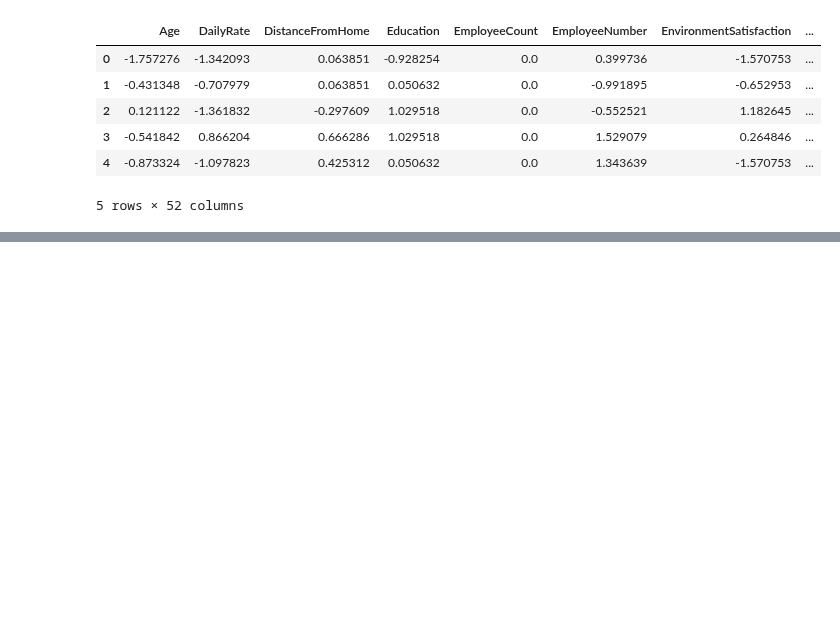
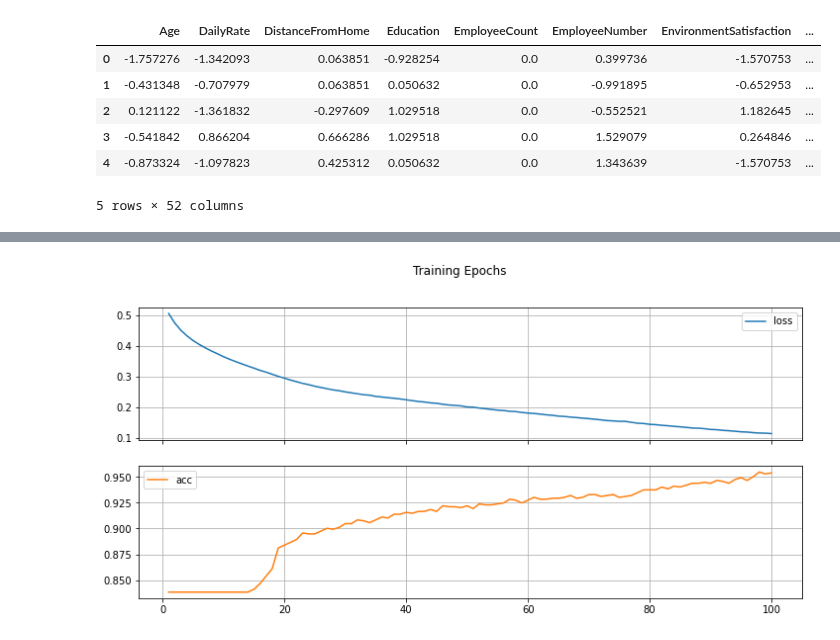
Before and after one commit to tri-bui/sandbox-ml, a Jupyter notebook: deep/emp-attrition.ipynb, the cells around one changed output, grey strips where cells are left out. Drawn from its saved outputs; the diff is of its cells as text; code cells hidden in the pictures; blank space fills up the shorter version.

```diff
--- a/deep/emp-attrition.ipynb
+++ b/deep/emp-attrition.ipynb
@@ -119,0 +122,10 @@ X_train_scaled.head()
+# %%
+# Sequential NN
+nn = keras.models.Sequential(name='i-8-6-o')
+
+# Layers
+nn.add(keras.layers.Dense(units=8, activation='relu', input_dim=X_train_scaled.shape[1])) # input + hidden layer 1 w/ 8 neurons
+nn.add(keras.layers.Dense(units=6, activation='relu')) # hidden layer 2 w/ 6 neurons
+nn.add(keras.layers.Dense(units=1, activation='sigmoid')) # output layer
+
+nn.summary()
@@ -119,0 +147,10 @@ X_train_scaled.head()
+# %%
+# Compile model
+nn.compile(optimizer='adam', loss='binary_crossentropy', metrics=['accuracy'])
+
+# Train model
+nn_trained = nn.fit(X_train_scaled, y_train, epochs=100) # 100 iterations
+
+# Evaluate model
+print('\nModel evaluation on test set:')
+nn.evaluate(X_test_scaled, y_test, verbose=2) # training loss and accuracy
@@ -119,0 +176,8 @@ X_train_scaled.head()
+# %%
+# Plot training loss and accuracy
+nn_history = pd.DataFrame(nn_trained.history, index=range(1, len(nn_trained.history['loss']) + 1))
+nn_history.plot(subplots=True, figsize=(12, 6), grid=True, title='Training Epochs')
+plt.xticks(rotation=0, ha='center')
+plt.show()
+# %% [output]
+[figure, added]
```
Also changed, not shown: parts of 3 cells of this notebook.
